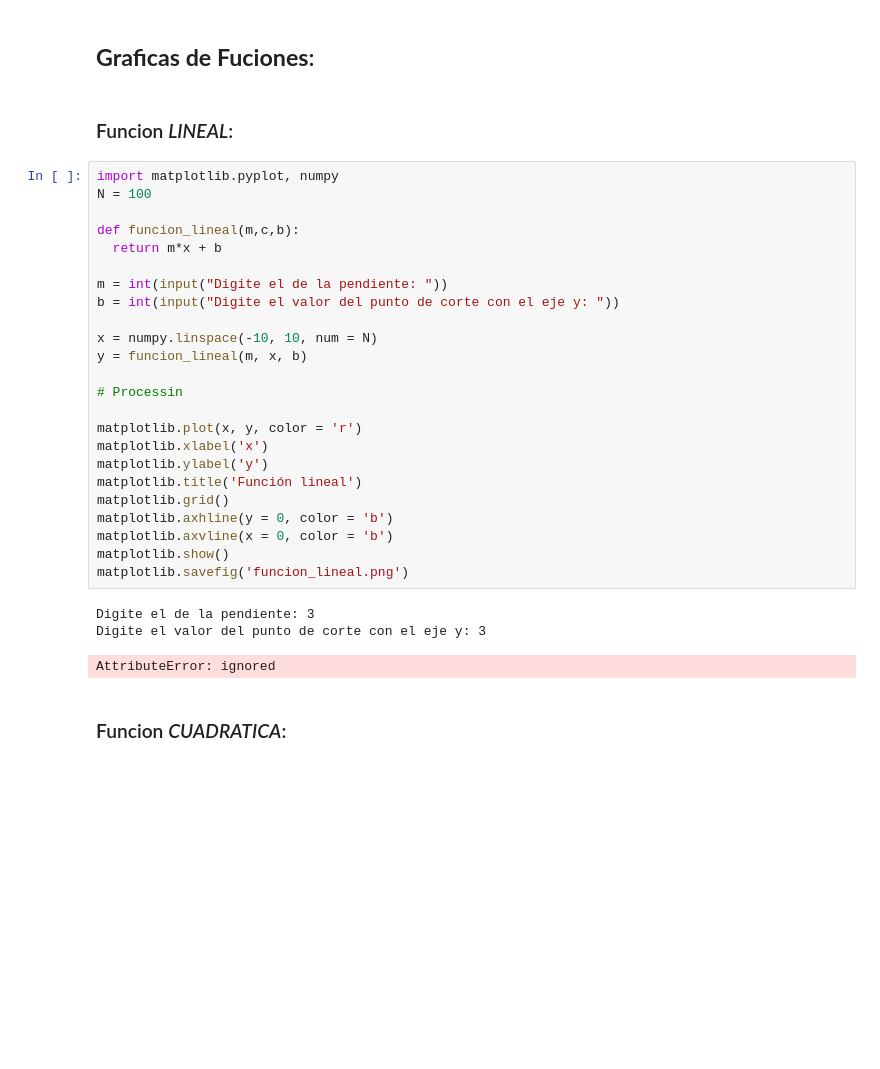
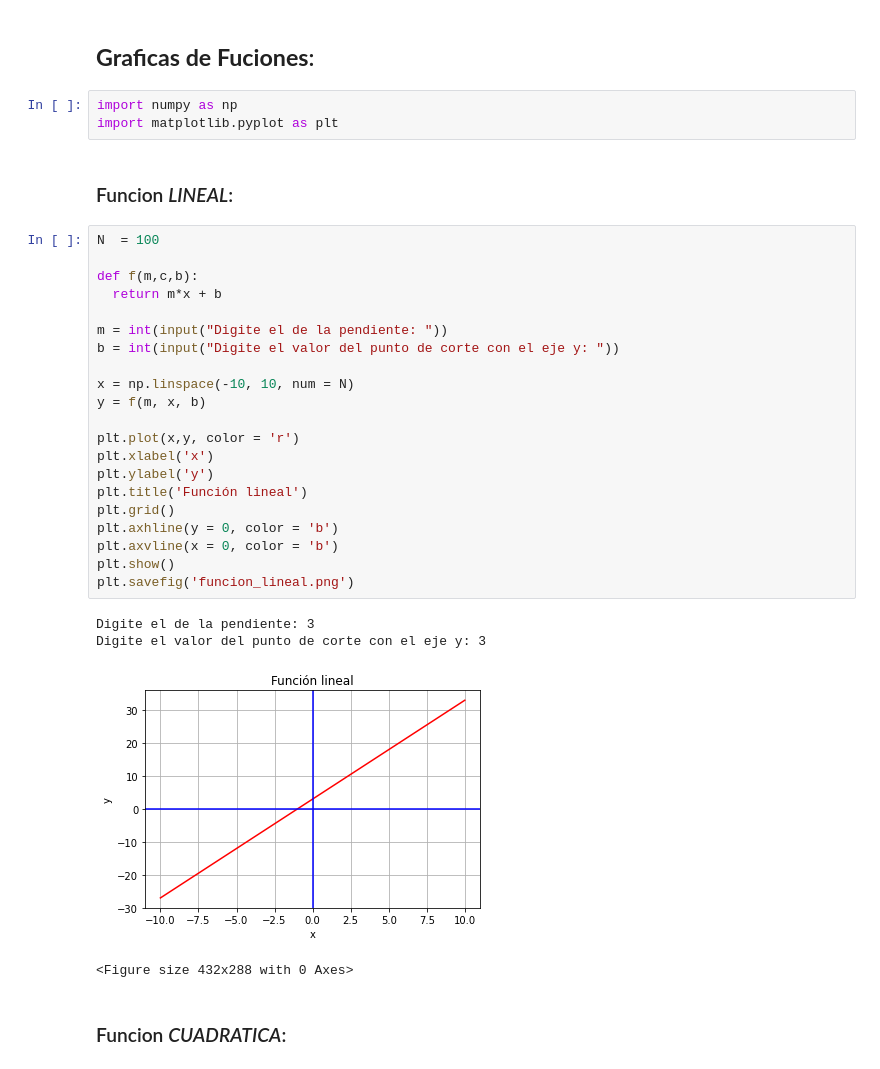
Before and after one commit to alexayala16/BIMESTRAL_P-4, a Jupyter notebook: BIMESTRAL_P_4.ipynb, the cells around one changed output. Cells and saved outputs as stored; diff of their text form; blank space fills up the shorter version.

```diff
--- a/BIMESTRAL_P_4.ipynb
+++ b/BIMESTRAL_P_4.ipynb
@@ -4,35 +4,36 @@
 # ***BIMESTRAL P-4***
 # %% [markdown]
 ## **Graficas de Fuciones**:
+# %%
+import numpy as np
+import matplotlib.pyplot as plt
 # %% [markdown]
 ### Funcion *LINEAL*:
 # %%
-import matplotlib.pyplot, numpy
-N = 100
+N  = 100
 
-def funcion_lineal(m,c,b):
+def f(m,c,b):
   return m*x + b
 
 m = int(input("Digite el de la pendiente: "))
 b = int(input("Digite el valor del punto de corte con el eje y: "))
 
-x = numpy.linspace(-10, 10, num = N)
-y = funcion_lineal(m, x, b)
+x = np.linspace(-10, 10, num = N)
+y = f(m, x, b)
 
-# Processin
-
-matplotlib.plot(x, y, color = 'r')
-matplotlib.xlabel('x')
-matplotlib.ylabel('y')
-matplotlib.title('Función lineal')
-matplotlib.grid()
-matplotlib.axhline(y = 0, color = 'b')
-matplotlib.axvline(x = 0, color = 'b')
-matplotlib.show()
-matplotlib.savefig('funcion_lineal.png')
+plt.plot(x,y, color = 'r')
+plt.xlabel('x')
+plt.ylabel('y')
+plt.title('Función lineal')
+plt.grid()
+plt.axhline(y = 0, color = 'b')
+plt.axvline(x = 0, color = 'b')
+plt.show()
+plt.savefig('funcion_lineal.png')
 # %% [output]
 Digite el de la pendiente: 3
 Digite el valor del punto de corte con el eje y: 3
+[figure, added]
-AttributeError: ignored
+<Figure size 432x288 with 0 Axes>
 # %% [markdown]
 ### Funcion *CUADRATICA*:
```
Also changed, not shown: parts of 5 cells of this notebook.
